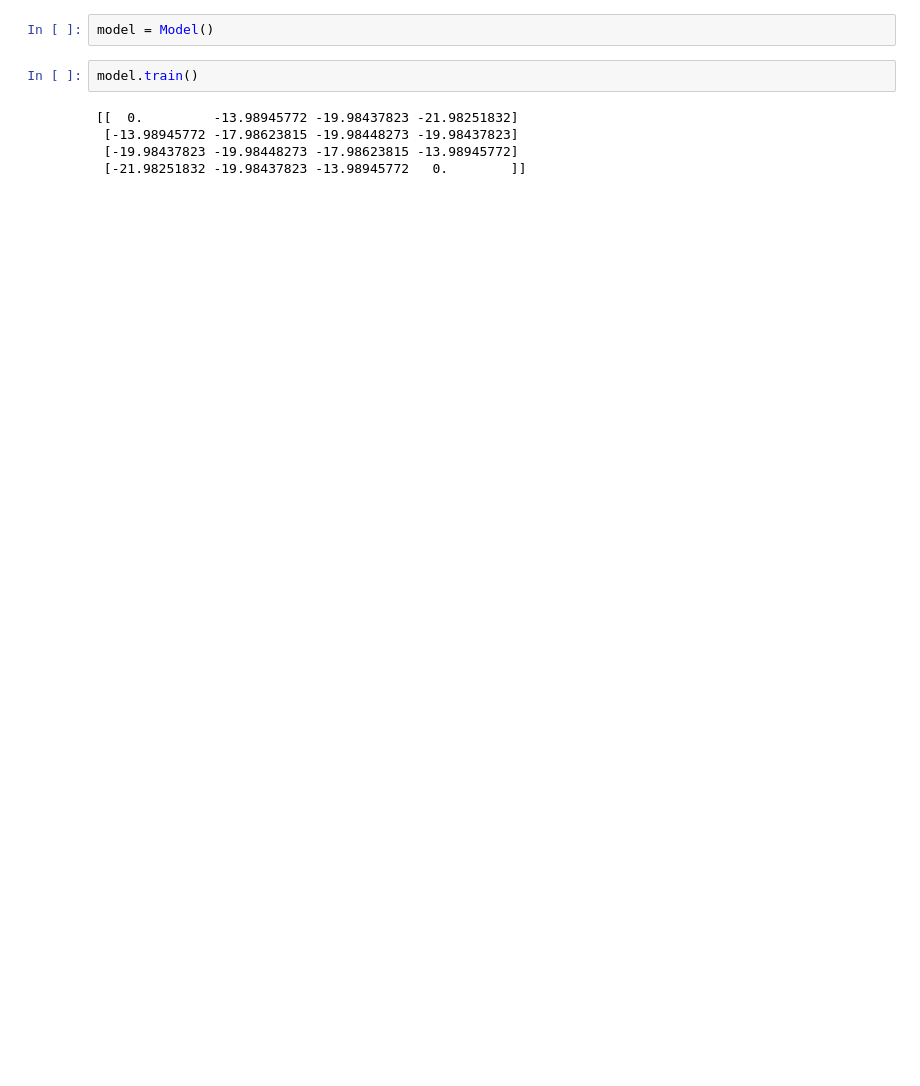
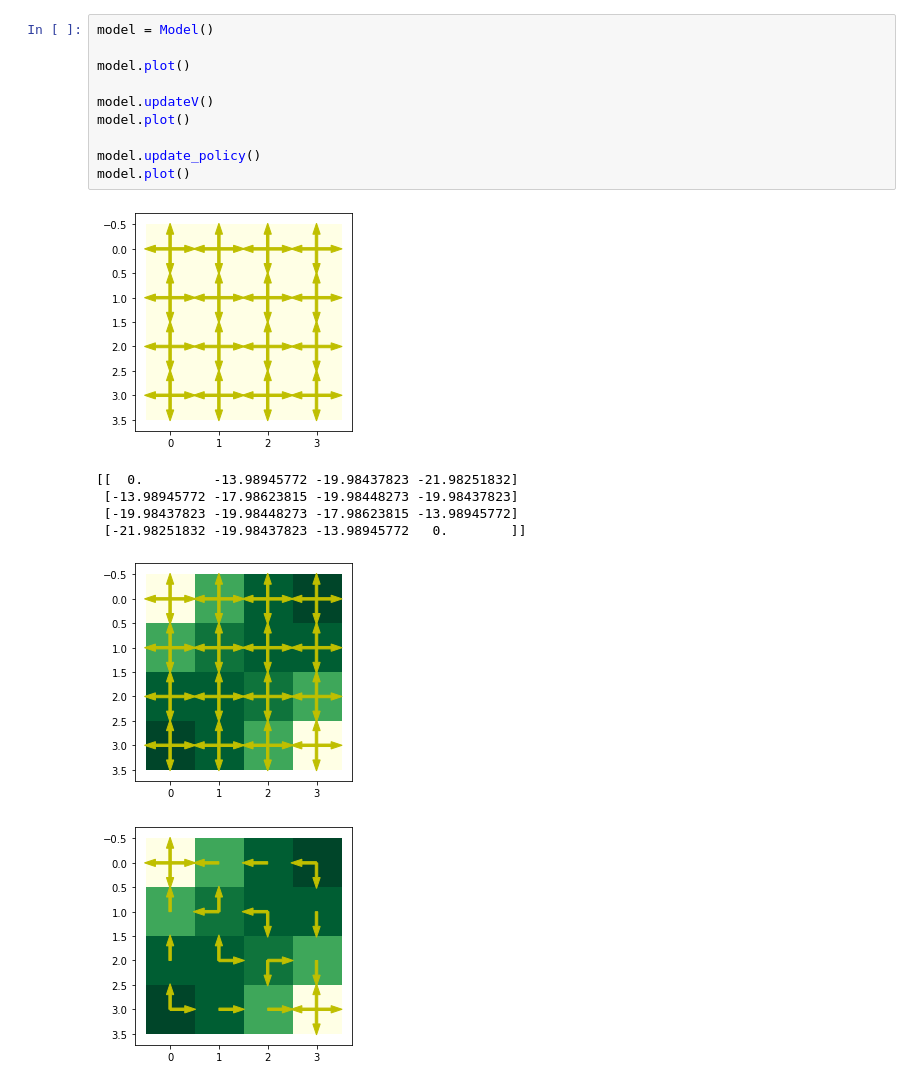
Before and after one commit to AlbertoMoca/reinforcement_learning, a Jupyter notebook: mdp/IterativePolicyEvaluation.ipynb, the cells around one changed output. Cells and saved outputs as stored; diff of their text form; blank space fills up the shorter version.

Commit message:
fist policy I'm so exited

```diff
--- a/mdp/IterativePolicyEvaluation.ipynb
+++ b/mdp/IterativePolicyEvaluation.ipynb
@@ -48,9 +91,18 @@ class Model():
-# %%
-model = Model()
 # %%
-model.train()
+model = Model()
+
+model.plot()
+
+model.updateV()
+model.plot()
+
+model.update_policy()
+model.plot()
 # %% [output]
+[figure, added]
 [[  0.         -13.98945772 -19.98437823 -21.98251832]
  [-13.98945772 -17.98623815 -19.98448273 -19.98437823]
  [-19.98437823 -19.98448273 -17.98623815 -13.98945772]
  [-21.98251832 -19.98437823 -13.98945772   0.        ]]
+[figure, added]
+[figure, added]
```
Also changed, not shown: parts of 2 cells of this notebook.
